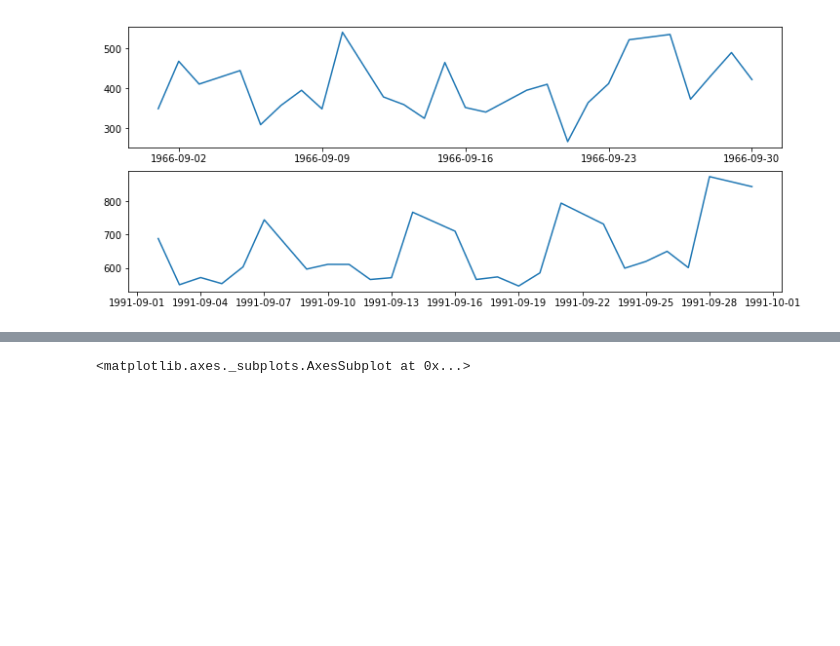
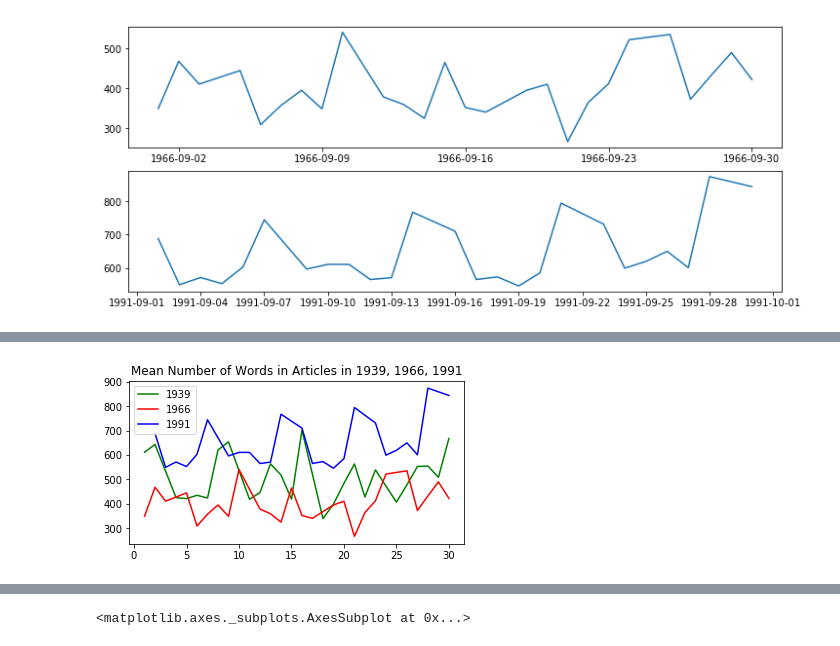
Before and after one commit to melvinwevers/python-visualization-workshop, a Jupyter notebook: Python Viz Workshop.ipynb, the cells around one changed output, grey strips where cells are left out. Cells and saved outputs as stored; diff of their text form; code cells hidden in the pictures; blank space fills up the shorter version.

```diff
--- a/Python Viz Workshop.ipynb
+++ b/Python Viz Workshop.ipynb
@@ -325,12 +318,0 @@ You ca
-# %%
-#to be able to compare the months on a variable. Made a list with the day.
-df['day'] = df['paper_dc_date'].dt.day
-fig = plt.figure(figsize=(6,3))
-plt.title("Mean Size of Articles in 1939, 1966, 1991")
-
-plt.plot(df['1939']['day'], df['1939']['mean_number_of_words'], c='green', label='1939')
-plt.plot(df['1966']['day'], df['1966']['mean_number_of_words'], c='red', label='1966')
-plt.plot(df['1991']['day'], df['1991']['mean_number_of_words'], c='blue', label='1991')
-plt.legend(loc='upper left')
-plt.show()
-#I could do the assignment of colors and labels with a for loop, but this is clearer I think
@@ -495,0 +348,11 @@ df['1939'].plot(x='day', y='article_length', kind='hist', title='Day vs. Mean_si
+# %%
+fig = plt.figure(figsize=(6,3))
+plt.title("Mean Number of Words in Articles in 1939, 1966, 1991")
+
+plt.plot(df['1939']['day'], df['1939']['mean_number_of_words'], c='green', label='1939')
+plt.plot(df['1966']['day'], df['1966']['mean_number_of_words'], c='red', label='1966')
+plt.plot(df['1991']['day'], df['1991']['mean_number_of_words'], c='blue', label='1991')
+plt.legend(loc='upper left')
+plt.show()
+# %% [output]
+[figure, added]
```
Also changed, not shown: parts of 87 cells of this notebook.
